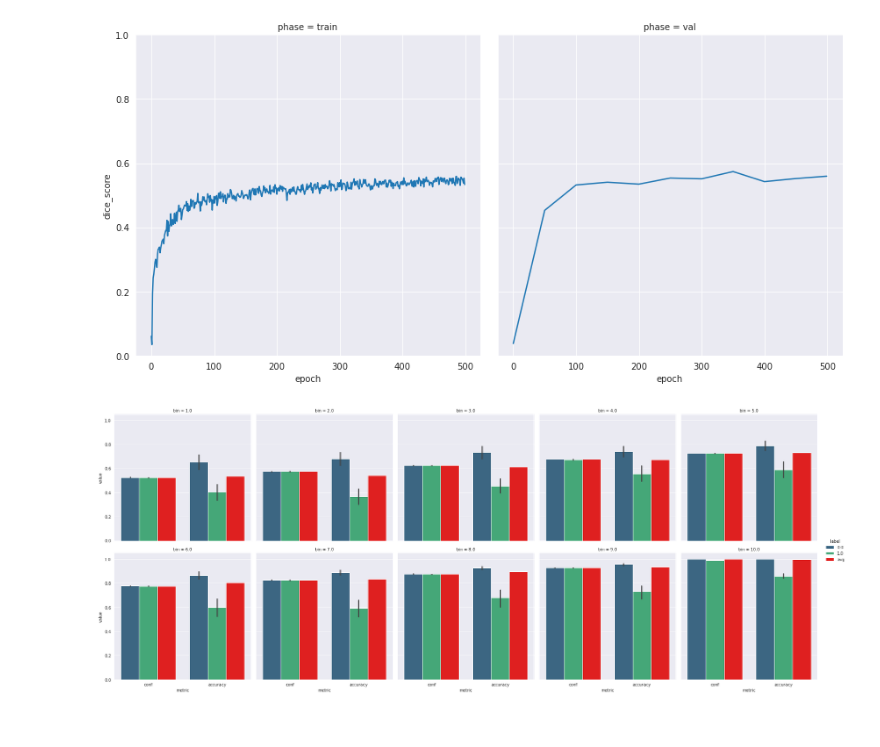
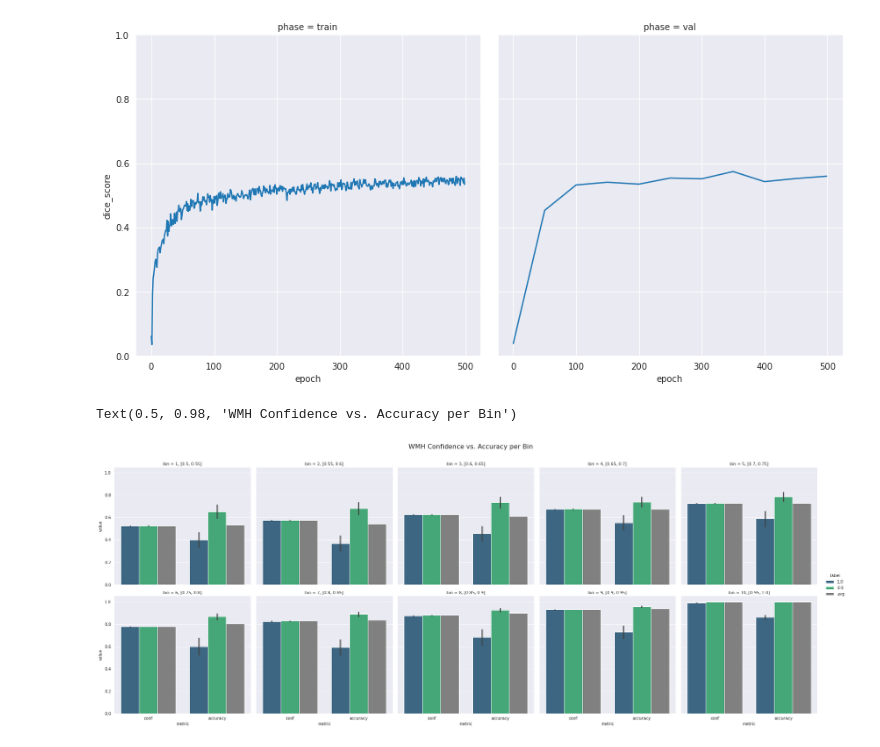
Before and after one commit to VictorButoi/ESE, a Jupyter notebook: notebooks/err_analysis/Viz_Err_WMH.ipynb, the cells around one changed output. Cells and saved outputs as stored; diff of their text form; code cells hidden in the pictures.

Commit message:
figure 1 is done

```diff
--- a/notebooks/err_analysis/Viz_Err_WMH.ipynb
+++ b/notebooks/err_analysis/Viz_Err_WMH.ipynb
@@ -79,24 +79,28 @@ for _, row in avg_values.iterrows():
 pixel_preds_df = pd.concat([pixel_preds_df, pd.DataFrame(new_rows)], ignore_index=True)
 
 # Melt the DataFrame
-pixel_preds_df_melted = pixel_preds_df.melt(id_vars=['bin', 'label'], value_vars=['conf', 'accuracy'], var_name='metric', value_name='value')
+pixel_preds_df_melted = pixel_preds_df.melt(id_vars=['bin', 'bin_num', 'label'], value_vars=['conf', 'accuracy'], var_name='metric', value_name='value')
+pixel_preds_df_melted = pixel_preds_df_melted.sort_values('bin_num')
 # %%
 # Define a custom palette
 unique_labels = pixel_preds_df_melted['label'].unique()
 palette_colors = sns.color_palette('viridis', n_colors=len(unique_labels) - 1)  # -1 because we'll assign a distinct color to 'avg'
 palette_dict = {label: color for label, color in zip(unique_labels, palette_colors)}
-palette_dict['avg'] = 'red'  # Assigning red color for 'avg' label
+palette_dict['avg'] = 'gray'  # Assigning red color for 'avg' label
 # %%
 # Using relplot to create a FacetGrid of scatter plots
 g = sns.catplot(data=pixel_preds_df_melted,
                 x='metric',
                 y='value',
                 hue='label',
                 col='bin',
                 col_wrap=5,
                 kind='bar',
                 height=5,
-                palette=palette_dict,
-                facet_kws={"sharex":False})
+                palette=palette_dict)
+# Adjusting the titles
+g.fig.subplots_adjust(top=0.9)
+g.fig.suptitle('WMH Confidence vs. Accuracy per Bin', fontsize=16)
 # %% [output]
+Text(0.5, 0.98, 'WMH Confidence vs. Accuracy per Bin')
-[figure, old version]
+[figure, new version]
```
Also changed, not shown: 3 other files.
